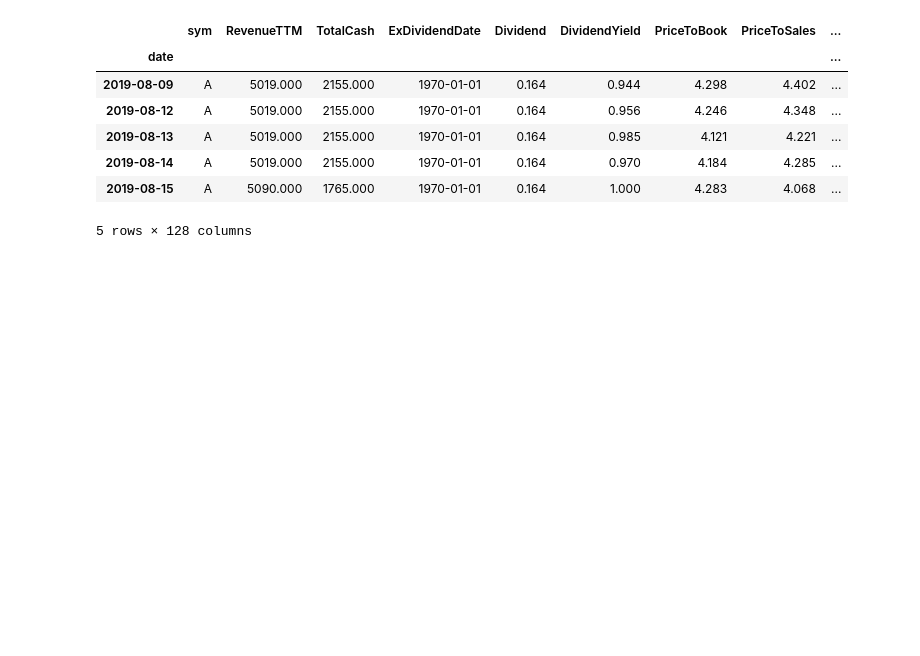
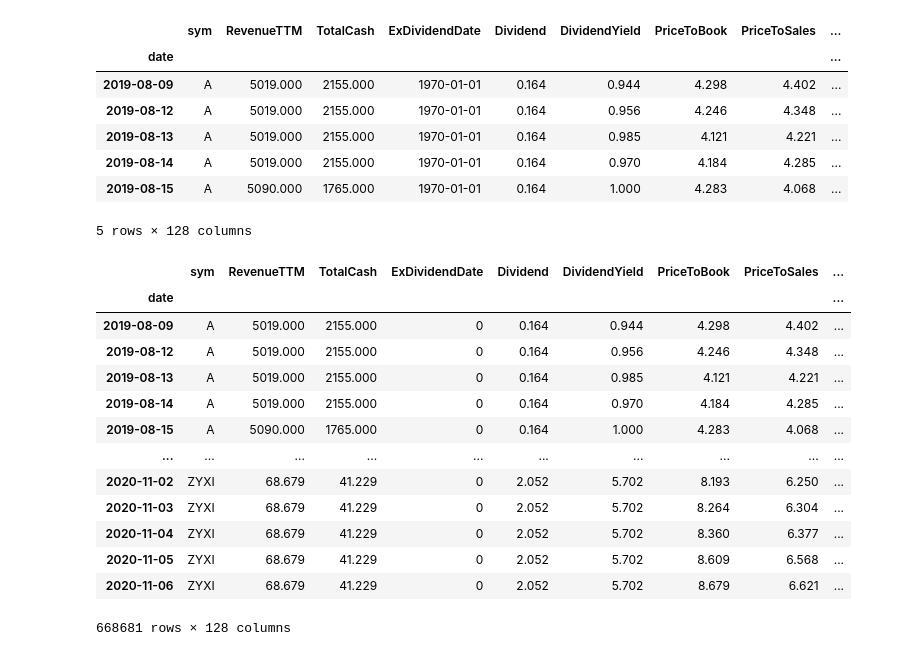
Before and after one commit to skelouse/capstone-stock-analysis, a Jupyter notebook: main.ipynb, the cells around one changed output. Drawn from its saved outputs; the diff is of its cells as text; code cells hidden in the pictures; blank space fills up the shorter version.

```diff
--- a/main.ipynb
+++ b/main.ipynb
@@ -1600,2 +1657,19 @@ df_performance.
+# %%
+df_performance.reset_index().set_index(['date'])
+# %% [output]
+|  | sym | RevenueTTM | TotalCash | ExDividendDate | Dividend | DividendYield | PriceToBook | PriceToSales | ... |
+| date |  |  |  |  |  |  |  |  | ... |
+| 2019-08-09 | A | 5019.000 | 2155.000 | 0 | 0.164 | 0.944 | 4.298 | 4.402 | ... |
+| 2019-08-12 | A | 5019.000 | 2155.000 | 0 | 0.164 | 0.956 | 4.246 | 4.348 | ... |
+| 2019-08-13 | A | 5019.000 | 2155.000 | 0 | 0.164 | 0.985 | 4.121 | 4.221 | ... |
+| 2019-08-14 | A | 5019.000 | 2155.000 | 0 | 0.164 | 0.970 | 4.184 | 4.285 | ... |
+| 2019-08-15 | A | 5090.000 | 1765.000 | 0 | 0.164 | 1.000 | 4.283 | 4.068 | ... |
+| ... | ... | ... | ... | ... | ... | ... | ... | ... | ... |
+| 2020-11-02 | ZYXI | 68.679 | 41.229 | 0 | 2.052 | 5.702 | 8.193 | 6.250 | ... |
+| 2020-11-03 | ZYXI | 68.679 | 41.229 | 0 | 2.052 | 5.702 | 8.264 | 6.304 | ... |
+| 2020-11-04 | ZYXI | 68.679 | 41.229 | 0 | 2.052 | 5.702 | 8.360 | 6.377 | ... |
+| 2020-11-05 | ZYXI | 68.679 | 41.229 | 0 | 2.052 | 5.702 | 8.609 | 6.568 | ... |
+| 2020-11-06 | ZYXI | 68.679 | 41.229 | 0 | 2.052 | 5.702 | 8.679 | 6.621 | ... |
+668681 rows × 128 columns
 # %%
 df_performance['sym'].nunique()
```
Also changed, not shown: parts of 14 cells of this notebook, 15 other files.
